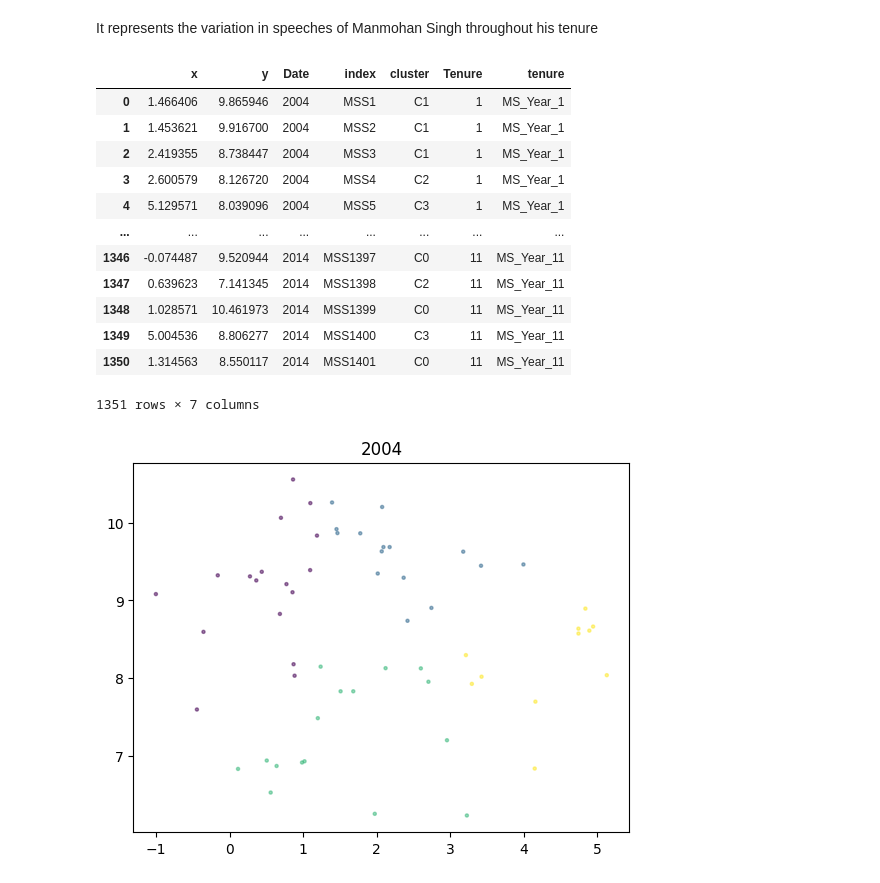
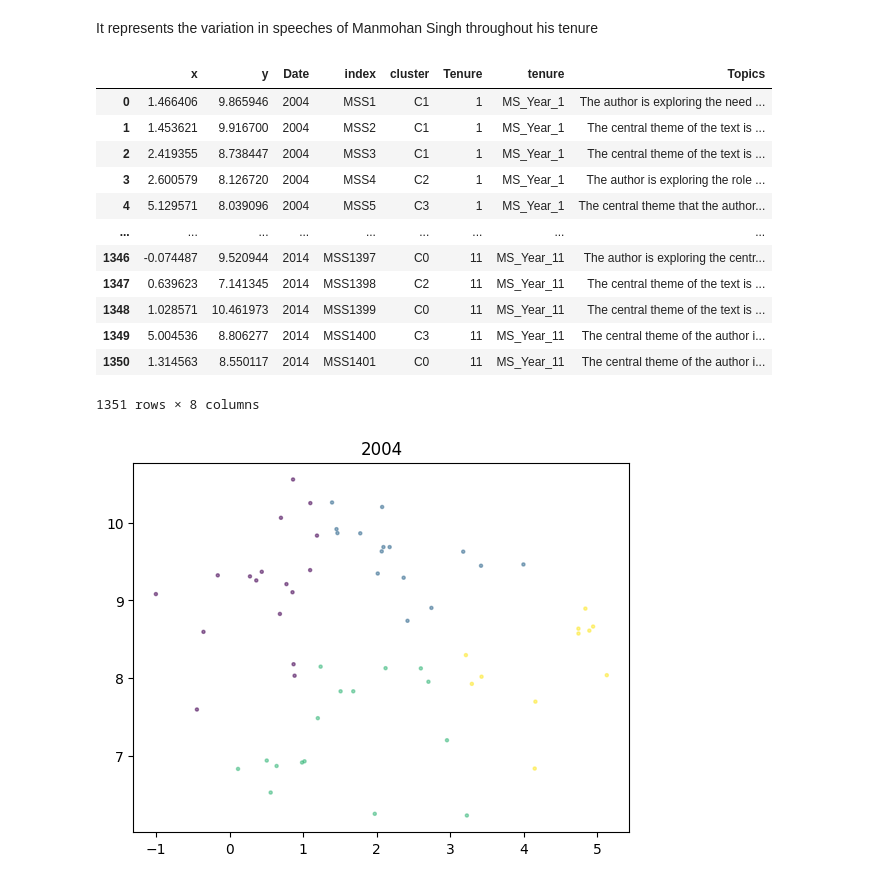
Before and after one commit to ohhlalit/CP, a Jupyter notebook: Manmohan/4.MS_Doc2Vec_Clustering.ipynb, the cells around one changed output. Drawn from its saved outputs; the diff is of its cells as text; code cells hidden in the pictures.

Commit message:
topics

```diff
--- a/Manmohan/4.MS_Doc2Vec_Clustering.ipynb
+++ b/Manmohan/4.MS_Doc2Vec_Clustering.ipynb
@@ -38,3 +38,6 @@ df_dim
 | 1349 | -0.223486 | 0.599225 | -1.967696 | 1.288406 | 0.043701 | -0.120939 | 0.432604 | 0.990581 | -0.978329 | -0.264200 | ... | ... |
 | 1350 | 0.441405 | -0.352036 | 0.705710 | 0.783270 | -0.327036 | 0.290347 | -0.784925 | 0.075866 | -0.256828 | 0.094732 | ... | ... |
 1351 rows × 300 columns
+# %%
+df_tm = pickle.load(open("topic_MM.pickle", 'rb'))
+df_tm
@@ -290,24 +307,25 @@ It represents the variation in speeches of Manmohan Singh throughout his tenure
 # %%
 # Append the cluster label to the dataframe of df_dim_date
 df_dim_date['cluster'] = model.labels_
 df_dim_date['tenure'] = df_dim_date['Date'].astype(int).apply(lambda x: f"MS_Year_{x-2003}")
 df_dim_date['cluster'] = df_dim_date['cluster'].apply(lambda x: f"C{x}")
+df_dim_date['Topics'] = df_tm['topic_cleaned']
 
 df_dim_date
 # %% [output]
-|  | x | y | Date | index | cluster | Tenure | tenure |
-| 0 | 1.466406 | 9.865946 | 2004 | MSS1 | C1 | 1 | MS_Year_1 |
-| 1 | 1.453621 | 9.916700 | 2004 | MSS2 | C1 | 1 | MS_Year_1 |
-| 2 | 2.419355 | 8.738447 | 2004 | MSS3 | C1 | 1 | MS_Year_1 |
-| 3 | 2.600579 | 8.126720 | 2004 | MSS4 | C2 | 1 | MS_Year_1 |
-| 4 | 5.129571 | 8.039096 | 2004 | MSS5 | C3 | 1 | MS_Year_1 |
-| ... | ... | ... | ... | ... | ... | ... | ... |
-| 1346 | -0.074487 | 9.520944 | 2014 | MSS1397 | C0 | 11 | MS_Year_11 |
-| 1347 | 0.639623 | 7.141345 | 2014 | MSS1398 | C2 | 11 | MS_Year_11 |
-| 1348 | 1.028571 | 10.461973 | 2014 | MSS1399 | C0 | 11 | MS_Year_11 |
-| 1349 | 5.004536 | 8.806277 | 2014 | MSS1400 | C3 | 11 | MS_Year_11 |
-| 1350 | 1.314563 | 8.550117 | 2014 | MSS1401 | C0 | 11 | MS_Year_11 |
+|  | x | y | Date | index | cluster | Tenure | tenure | Topics |
+| 0 | 1.466406 | 9.865946 | 2004 | MSS1 | C1 | 1 | MS_Year_1 | The author is exploring the need ... |
+| 1 | 1.453621 | 9.916700 | 2004 | MSS2 | C1 | 1 | MS_Year_1 | The central theme of the text is ... |
+| 2 | 2.419355 | 8.738447 | 2004 | MSS3 | C1 | 1 | MS_Year_1 | The central theme of the text is ... |
+| 3 | 2.600579 | 8.126720 | 2004 | MSS4 | C2 | 1 | MS_Year_1 | The author is exploring the role ... |
+| 4 | 5.129571 | 8.039096 | 2004 | MSS5 | C3 | 1 | MS_Year_1 | The central theme that the author... |
+| ... | ... | ... | ... | ... | ... | ... | ... | ... |
+| 1346 | -0.074487 | 9.520944 | 2014 | MSS1397 | C0 | 11 | MS_Year_11 | The author is exploring the centr... |
+| 1347 | 0.639623 | 7.141345 | 2014 | MSS1398 | C2 | 11 | MS_Year_11 | The central theme of the text is ... |
+| 1348 | 1.028571 | 10.461973 | 2014 | MSS1399 | C0 | 11 | MS_Year_11 | The central theme of the text is ... |
+| 1349 | 5.004536 | 8.806277 | 2014 | MSS1400 | C3 | 11 | MS_Year_11 | The central theme of the author i... |
+| 1350 | 1.314563 | 8.550117 | 2014 | MSS1401 | C0 | 11 | MS_Year_11 | The central theme of the author i... |
-1351 rows × 7 columns
+1351 rows × 8 columns
 # %%
 # Plot the clusters sub graphs. In each graph, only keep the data of one year and rest paint it as gray
 for year in df_dim_date['Date'].unique():
```
Also changed, not shown: parts of 2 cells of this notebook.
